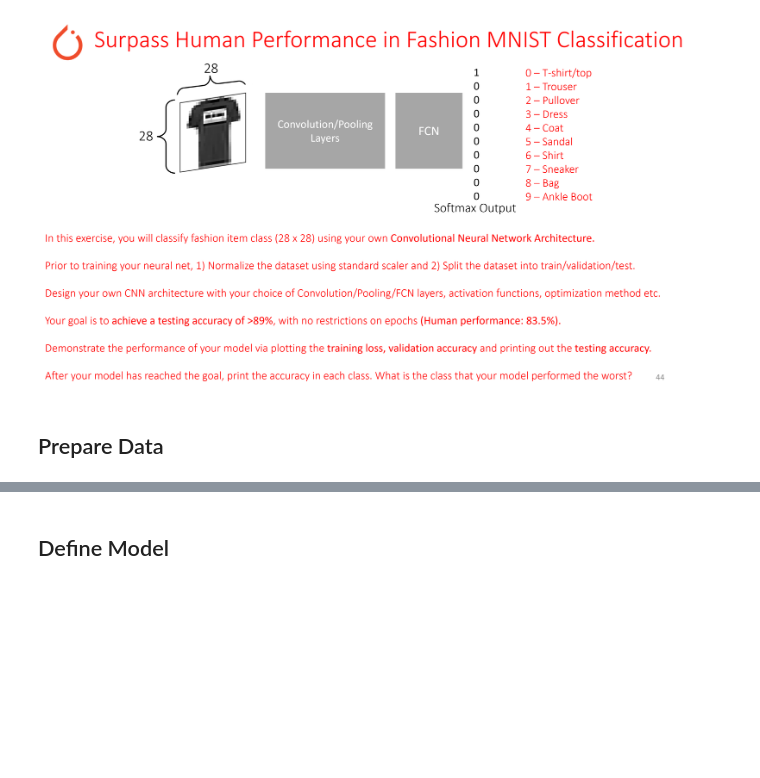
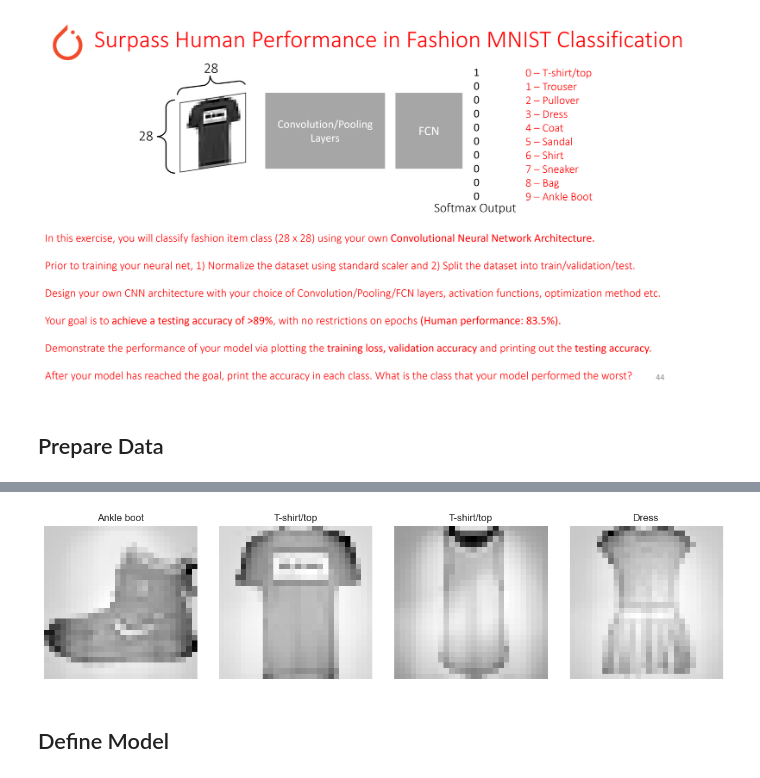
Before and after one commit to j4lando/phys417, a Jupyter notebook: Lab4/Lab4_LandoJosh.ipynb, the cells around one changed output, grey strips where cells are left out. Drawn from its saved outputs; the diff is of its cells as text; code cells hidden in the pictures; blank space fills up the shorter version.

```diff
--- a/Lab4/Lab4_LandoJosh.ipynb
+++ b/Lab4/Lab4_LandoJosh.ipynb
@@ -55,23 +73,0 @@ test_features = # YOUR CODE HERE
-# %%
-# Define your scaling function
-# YOUR CODE HERE
-
-# Scale the dataset according to standard scaling
-train_features = # YOUR CODE HERE
-test_features = # YOUR CODE HERE
-# %%
-# Take the first 1000 (or randomly select 1000) training features and targets as validation set
-
-validation_features = # YOUR CODE HERE
-validation_targets = # YOUR CODE HERE
-
-# Take the remaining 9000 training features and targets as training set
-
-train_features = # YOUR CODE HERE
-train_targets = # YOUR CODE HERE
-# %%
-# Reshape train/validation/test sets to conform to PyTorch's (N, Channels, Height, Width) standard for CNNs
-
-train_features = # YOUR CODE HERE
-validation_features = # YOUR CODE HERE
-test_features = # YOUR CODE HERE
@@ -77,0 +101,21 @@ test_features = # YOUR CODE HERE
+# %%
+# Import StandardScaler from scikit-learn
+
+from sklearn.preprocessing import StandardScaler
+
+# First flatten each image into 784 to convert features from 3D -> 2D arrays
+train_features_flat = train_features.reshape((10000, 28 * 28))
+test_features_flat = test_features.reshape((1000, 28 * 28))
+
+# Use standard scaler to scale the flattened images
+# Reshape back to 28 x 28 since CNNs accept 2D tensors as inputs
+scaler = StandardScaler()
+train_features = scaler.fit_transform(train_features_flat).reshape((10000, 28, 28))
+test_features = scaler.fit_transform(test_features_flat).reshape((1000, 28, 28))
+
+# zero out train features
+# train_features = np.zeros_like(train_features)
+# %%
+plot(train_features, train_targets)
+# %% [output]
+[figure, added]
```
Also changed, not shown: parts of 19 cells of this notebook, 2 other files.
